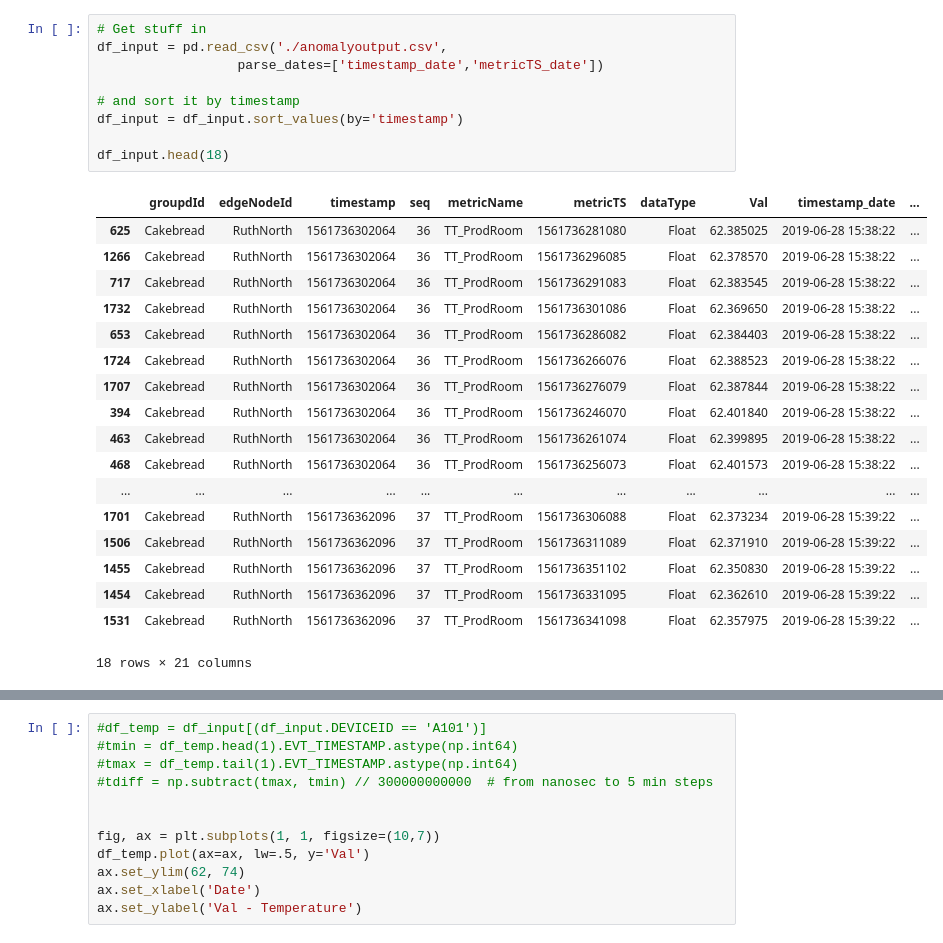
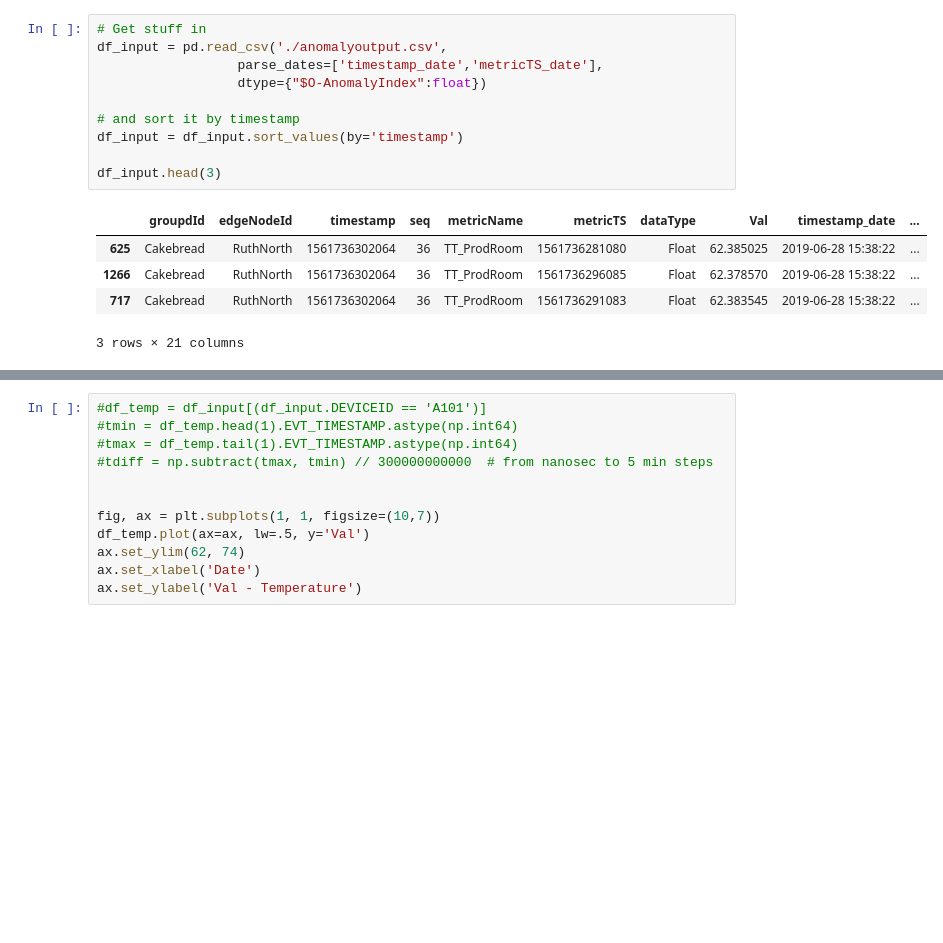
Before and after one commit to sedgewickmm18/mmfunctions, a Jupyter notebook: AnomalyLauren.ipynb, the cells around one changed output, grey strips where cells are left out. Saved outputs shown, nothing was run; the diff lists cells and outputs as text; blank space fills up the shorter version.

```diff
--- a/AnomalyLauren.ipynb
+++ b/AnomalyLauren.ipynb
@@ -80,30 +82,18 @@ print (db)
 # %%
 # Get stuff in
 df_input = pd.read_csv('./anomalyoutput.csv',
-                  parse_dates=['timestamp_date','metricTS_date'])
+                  parse_dates=['timestamp_date','metricTS_date'],
+                  dtype={"$O-AnomalyIndex":float})
 
 # and sort it by timestamp
 df_input = df_input.sort_values(by='timestamp')
 
-df_input.head(18)
+df_input.head(3)
 # %% [output]
 |  | groupdId | edgeNodeId | timestamp | seq | metricName | metricTS | dataType | Val | timestamp_date | ... |
 | 625 | Cakebread | RuthNorth | 1561736302064 | 36 | TT_ProdRoom | 1561736281080 | Float | 62.385025 | 2019-06-28 15:38:22 | ... |
 | 1266 | Cakebread | RuthNorth | 1561736302064 | 36 | TT_ProdRoom | 1561736296085 | Float | 62.378570 | 2019-06-28 15:38:22 | ... |
 | 717 | Cakebread | RuthNorth | 1561736302064 | 36 | TT_ProdRoom | 1561736291083 | Float | 62.383545 | 2019-06-28 15:38:22 | ... |
-| 1732 | Cakebread | RuthNorth | 1561736302064 | 36 | TT_ProdRoom | 1561736301086 | Float | 62.369650 | 2019-06-28 15:38:22 | ... |
-| 653 | Cakebread | RuthNorth | 1561736302064 | 36 | TT_ProdRoom | 1561736286082 | Float | 62.384403 | 2019-06-28 15:38:22 | ... |
-| 1724 | Cakebread | RuthNorth | 1561736302064 | 36 | TT_ProdRoom | 1561736266076 | Float | 62.388523 | 2019-06-28 15:38:22 | ... |
-| 1707 | Cakebread | RuthNorth | 1561736302064 | 36 | TT_ProdRoom | 1561736276079 | Float | 62.387844 | 2019-06-28 15:38:22 | ... |
-| 394 | Cakebread | RuthNorth | 1561736302064 | 36 | TT_ProdRoom | 1561736246070 | Float | 62.401840 | 2019-06-28 15:38:22 | ... |
-| 463 | Cakebread | RuthNorth | 1561736302064 | 36 | TT_ProdRoom | 1561736261074 | Float | 62.399895 | 2019-06-28 15:38:22 | ... |
-| 468 | Cakebread | RuthNorth | 1561736302064 | 36 | TT_ProdRoom | 1561736256073 | Float | 62.401573 | 2019-06-28 15:38:22 | ... |
-| ... | ... | ... | ... | ... | ... | ... | ... | ... | ... | ... |
-| 1701 | Cakebread | RuthNorth | 1561736362096 | 37 | TT_ProdRoom | 1561736306088 | Float | 62.373234 | 2019-06-28 15:39:22 | ... |
-| 1506 | Cakebread | RuthNorth | 1561736362096 | 37 | TT_ProdRoom | 1561736311089 | Float | 62.371910 | 2019-06-28 15:39:22 | ... |
-| 1455 | Cakebread | RuthNorth | 1561736362096 | 37 | TT_ProdRoom | 1561736351102 | Float | 62.350830 | 2019-06-28 15:39:22 | ... |
-| 1454 | Cakebread | RuthNorth | 1561736362096 | 37 | TT_ProdRoom | 1561736331095 | Float | 62.362610 | 2019-06-28 15:39:22 | ... |
-| 1531 | Cakebread | RuthNorth | 1561736362096 | 37 | TT_ProdRoom | 1561736341098 | Float | 62.357975 | 2019-06-28 15:39:22 | ... |
-18 rows × 21 columns
+3 rows × 21 columns
 # %%
 # start with a single sensor
```
Also changed, not shown: parts of 8 cells of this notebook.
